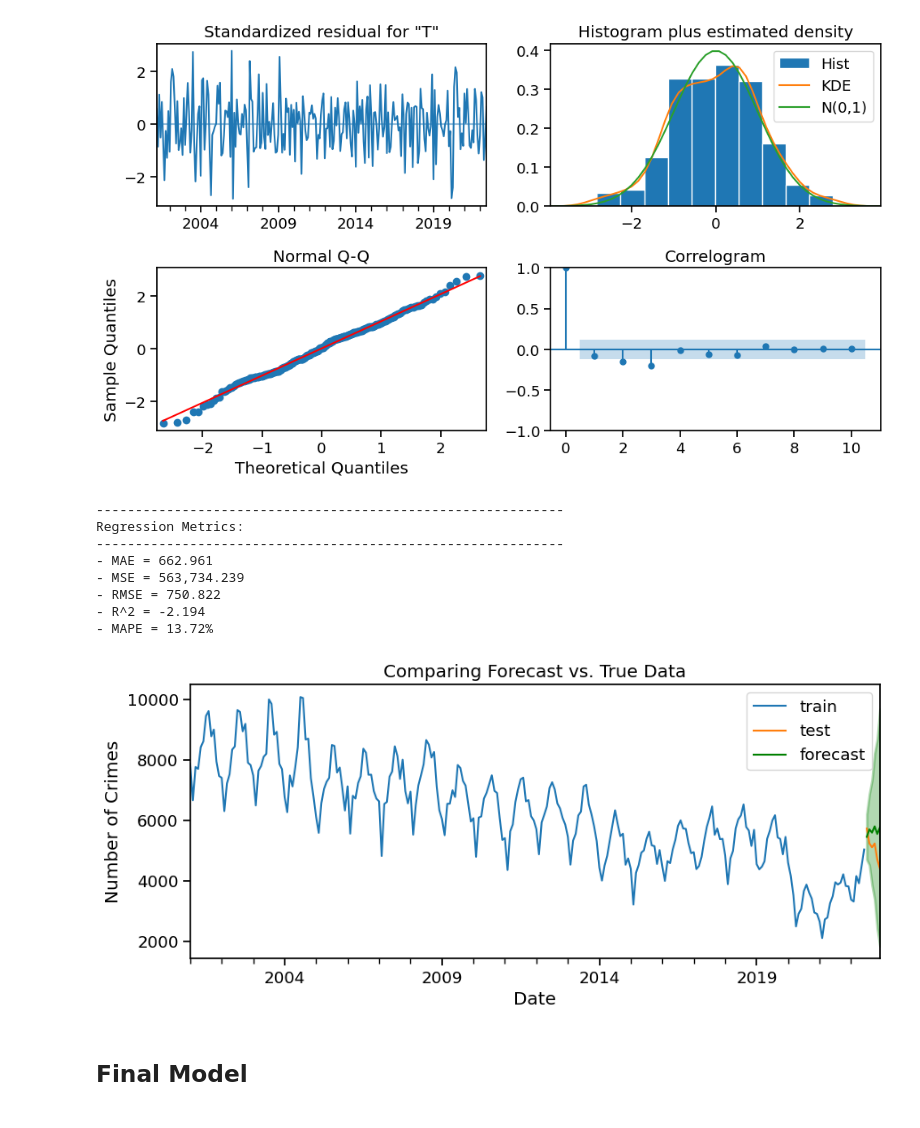
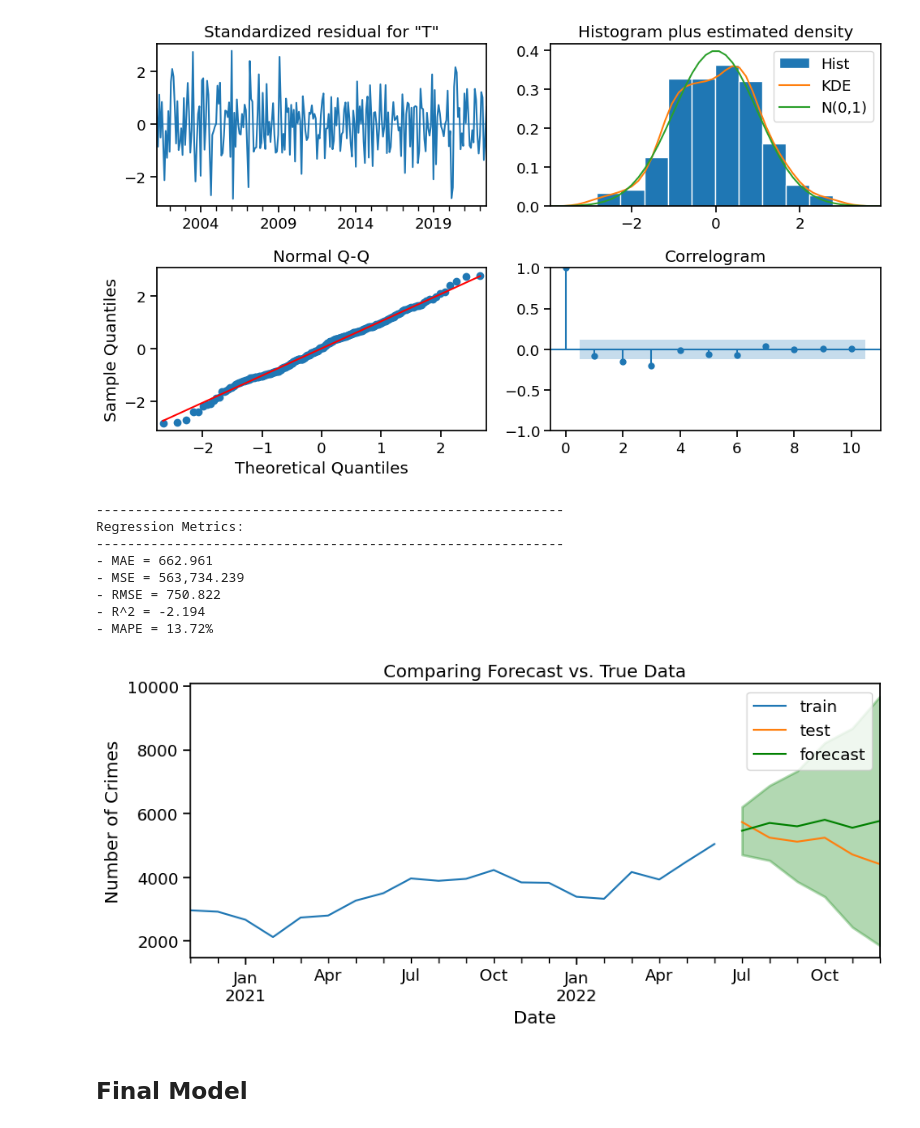
Before and after one commit to LoveidaLucero/Chicago-Crime-Trends, a Jupyter notebook: Part 2.ipynb, the cells around one changed output. Cells and saved outputs as stored; diff of their text form; code cells hidden in the pictures.

```diff
--- a/Part 2.ipynb
+++ b/Part 2.ipynb
@@ -545,22 +545,22 @@ fig.tight_layout()
 # %%
 # Obtain summary of forecast as dataframe
 forecast_df2 = auto_sarima.get_forecast(len(test)).summary_frame()
 
 # Plot the forecast with true values
-plot_forecast(train, test, forecast_df2)
+plot_forecast(train.tail(20), test, forecast_df2)
 
 # Obtain metrics
 regression_metrics_ts(test, forecast_df2["mean"])
 # %% [output]
 ------------------------------------------------------------
 Regression Metrics:
 ------------------------------------------------------------
 - MAE = 662.961
 - MSE = 563,734.239
 - RMSE = 750.822
 - R^2 = -2.194
 - MAPE = 13.72%
-[figure, old version]
+[figure, new version]
 # %% [markdown]
 ## Final Model
 # %% [markdown]
```
Also changed, not shown: parts of 22 cells of this notebook.
